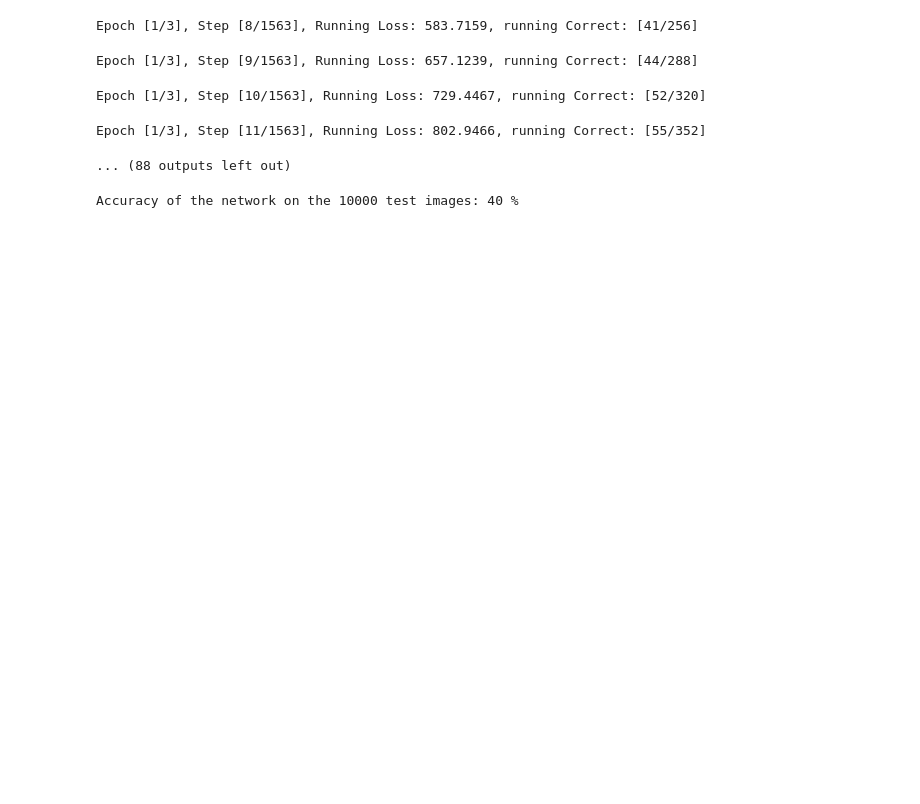
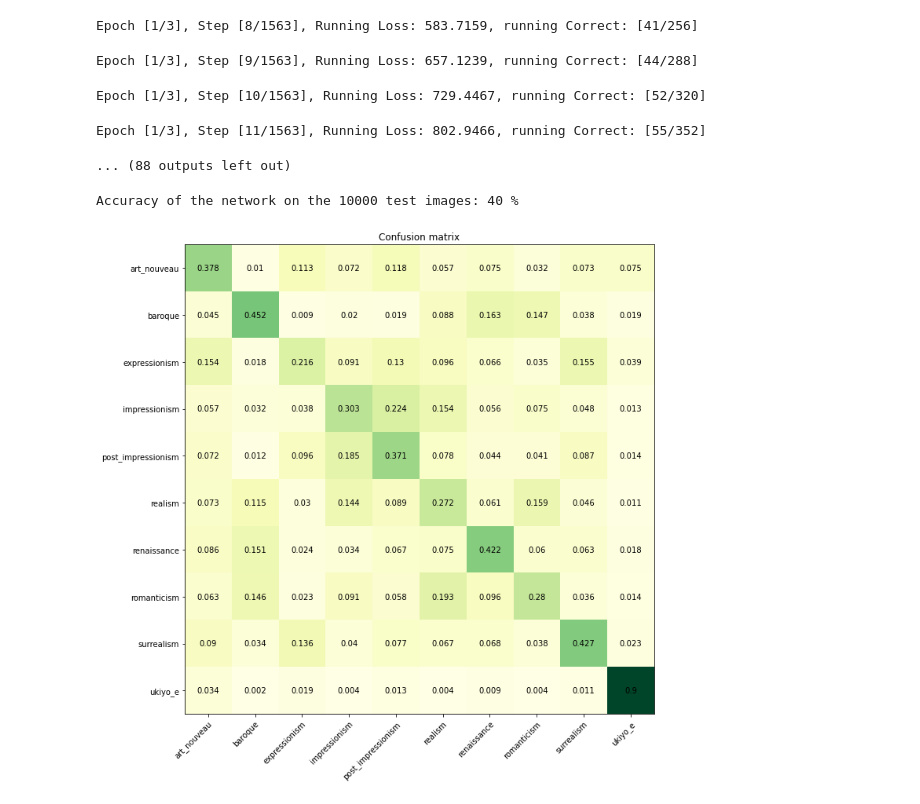
Before and after one commit to joshuaning/Art-Style-Classifier-CNN, a Jupyter notebook: 351.ipynb, the cells around one changed output. Drawn from its saved outputs; the diff is of its cells as text; code cells hidden in the pictures; blank space fills up the shorter version.

Commit message:
tested 40% accuracy also added confusion matrix

```diff
--- a/351.ipynb
+++ b/351.ipynb
@@ -211,9 +211,9 @@ Estimated Total Size (MB): 3472.36
 criterion = nn.CrossEntropyLoss()
 optimizer = optim.SGD(net.parameters(), lr=0.001, momentum=0.9)
 # %%
-num_epoch = 3;
-total_step = len(dataloader);
-stats = arr = np.empty((0,3), float);
+num_epoch = 3
+total_step = len(dataloader)
+stats = np.empty((0,3), float)
 
 for epoch in tqdm(range(num_epoch)):  # loop over the dataset multiple times
     running_loss = 0.0
@@ -276,9 +276,12 @@ testloader = torch.utils.data.DataLoader(test_set, shuffle=True,batch_size=32)
 # %%
 correct = 0
 total = 0
+all_preds = np.empty((0,32), int)
+all_labels = np.empty((0,32), int)
 # since we're not training, we don't need to calculate the gradients for our outputs
 with torch.no_grad():
     for i, data in tqdm(enumerate(testloader, 0)):
+
         test_images, test_labels = data
         # calculate outputs by running images through the network
         outputs = net(test_images)
@@ -287,6 +290,49 @@ with torch.no_grad():
         total += test_labels.size(0)
         correct += torch.sum(preds == test_labels)
 
+        all_preds = np.append(all_preds, preds.numpy())
+        all_labels = np.append(all_labels, test_labels.numpy())
+
 print(f'Accuracy of the network on the 10000 test images: {100 * correct // total} %')
 # %% [output]
 Accuracy of the network on the 10000 test images: 40 %
+# %%
+from torchmetrics.classification import MulticlassConfusionMatrix
+import matplotlib
+import matplotlib as mpl
+
+axis_label =   ["art_nouveau",
+                "baroque",
+                "expressionism",
+                "impressionism",
+                "post_impressionism",
+                "realism",
+                "renaissance",
+                "romanticism",
+                "surrealism",
+                "ukiyo_e"]
+
+confmat = MulticlassConfusionMatrix(task="multiclass", num_classes=10)
+confmat = confmat(torch.from_numpy(all_preds), torch.from_numpy(all_labels))
+confmat.numpy()
+fig, ax = plt.subplots(figsize=(10, 10))
+
+im = ax.imshow(confmat, cmap="YlGn")
+ax.set_xticklabels(axis_label)
+ax.set_yticklabels(axis_label)
+ax.set_xticks(np.arange(len(axis_label)))
+ax.set_yticks(np.arange(len(axis_label)))
+
+plt.setp(ax.get_xticklabels(), rotation=45, ha="right",
+         rotation_mode="anchor")
+
+for i in range(len(axis_label)):
+    for j in range(len(axis_label)):
+        text = ax.text(j, i, confmat[i, j].numpy()/1000,
+                       ha="center", va="center", color="#000000")
+
+ax.set_title("Confusion matrix")
+fig.tight_layout()
+plt.show()
+# %% [output]
+[figure, added]
```
Also changed, not shown: parts of 2 cells of this notebook.
